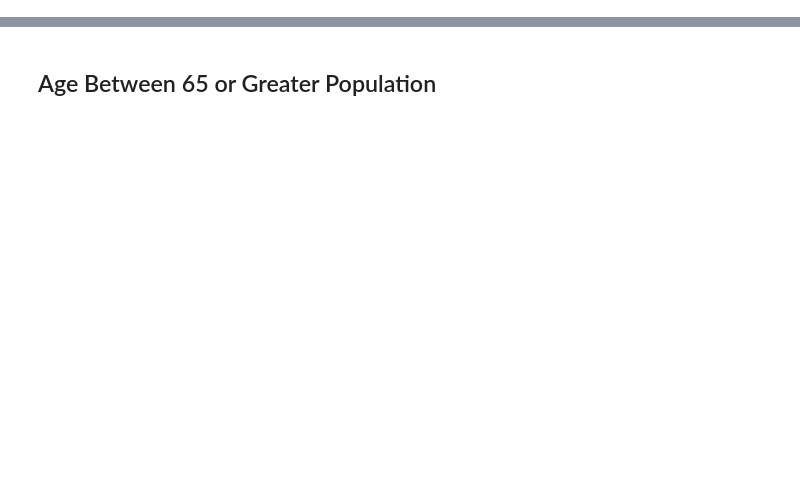
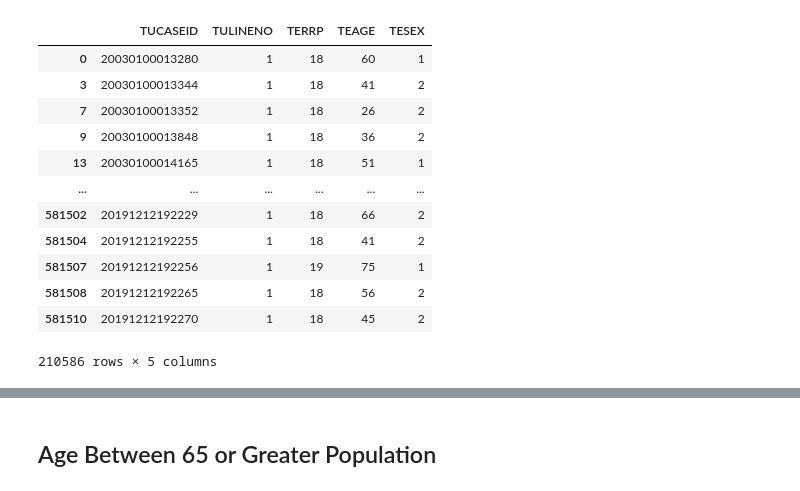
Before and after one commit to SinounPhoung/ATUS, a Jupyter notebook: 2003-2019 ATUS - Age 65 or Greater .ipynb, the cells around one changed output, grey strips where cells are left out. Cells and saved outputs as stored; diff of their text form; code cells hidden in the pictures; blank space fills up the shorter version.

```diff
--- a/2003-2019 ATUS - Age 65 or Greater .ipynb
+++ b/2003-2019 ATUS - Age 65 or Greater .ipynb
@@ -9,13 +9,28 @@ multi_act = pd.read_csv("ATUS DATA 03-19/atus_activity_0319.dat",
                         dtype= {"TRCODEP": object, "TRTIER1P": object, "TRTIER2P": object}) #using 2003-2019 activity file
 #multi_act
 # %%
+#rost = ATUS roster file. whoelse is present during the activity
 multi_rost = pd.read_csv("ATUS DATA 03-19/atus_rost_0319.dat")
 
 #TERRP = How is this person related to you?
 # "There is no distinction between 18 and 19"
 roster_list = [18,19] # 18 and 19 = self
 multi_rost = multi_rost[multi_rost["TERRP"].isin(roster_list)]
-#multi_rost.head(20)
+multi_rost
+# %% [output]
+|  | TUCASEID | TULINENO | TERRP | TEAGE | TESEX |
+| 0 | 20030100013280 | 1 | 18 | 60 | 1 |
+| 3 | 20030100013344 | 1 | 18 | 41 | 2 |
+| 7 | 20030100013352 | 1 | 18 | 26 | 2 |
+| 9 | 20030100013848 | 1 | 18 | 36 | 2 |
+| 13 | 20030100014165 | 1 | 18 | 51 | 1 |
+| ... | ... | ... | ... | ... | ... |
+| 581502 | 20191212192229 | 1 | 18 | 66 | 2 |
+| 581504 | 20191212192255 | 1 | 18 | 41 | 2 |
+| 581507 | 20191212192256 | 1 | 19 | 75 | 1 |
+| 581508 | 20191212192265 | 1 | 18 | 56 | 2 |
+| 581510 | 20191212192270 | 1 | 18 | 45 | 2 |
+210586 rows × 5 columns
 # %%
 multi_resp = pd.read_csv("ATUS DATA 03-19/atus_resp_0319.dat")
 #multi_resp.columns.to_list()
```
Also changed, not shown: parts of 4 cells of this notebook.
